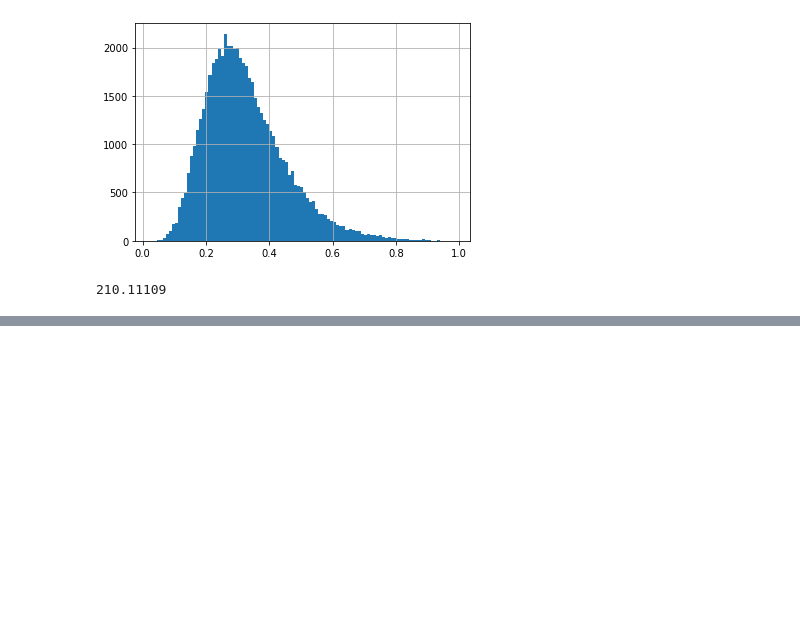
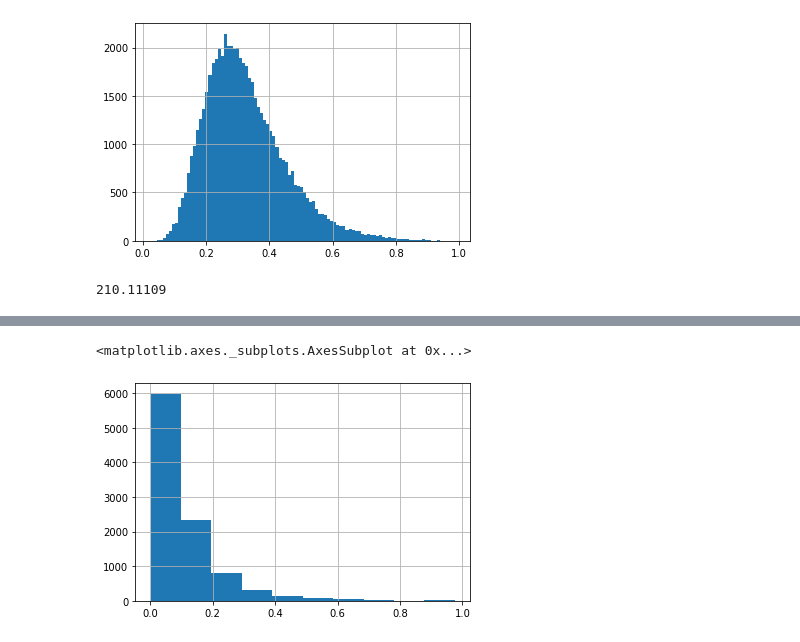
Before and after one commit to allenai/real-toxicity-prompts, a Jupyter notebook: notebooks/prompts.ipynb, the cells around one changed output, grey strips where cells are left out. Saved outputs shown, nothing was run; the diff lists cells and outputs as text; code cells hidden in the pictures; blank space fills up the shorter version.

```diff
--- a/notebooks/prompts.ipynb
+++ b/notebooks/prompts.ipynb
@@ -88,0 +127,2 @@ np.mean([len(x) for x in itertools.chain.from_iterable(df.generation.tail(1000))
+# %%
+eos_df = pd.read_csv('/data/language-model-toxicity/generations/gpt2_generations_eos_with_scores.csv')
@@ -88,0 +134,5 @@ np.mean([len(x) for x in itertools.chain.from_iterable(df.generation.tail(1000))
+# %%
+eos_df.toxicity.hist()
+# %% [output]
+<matplotlib.axes._subplots.AxesSubplot at 0x...>
+[figure, added]
```
Also changed, not shown: parts of 25 cells of this notebook, 2 other files.
